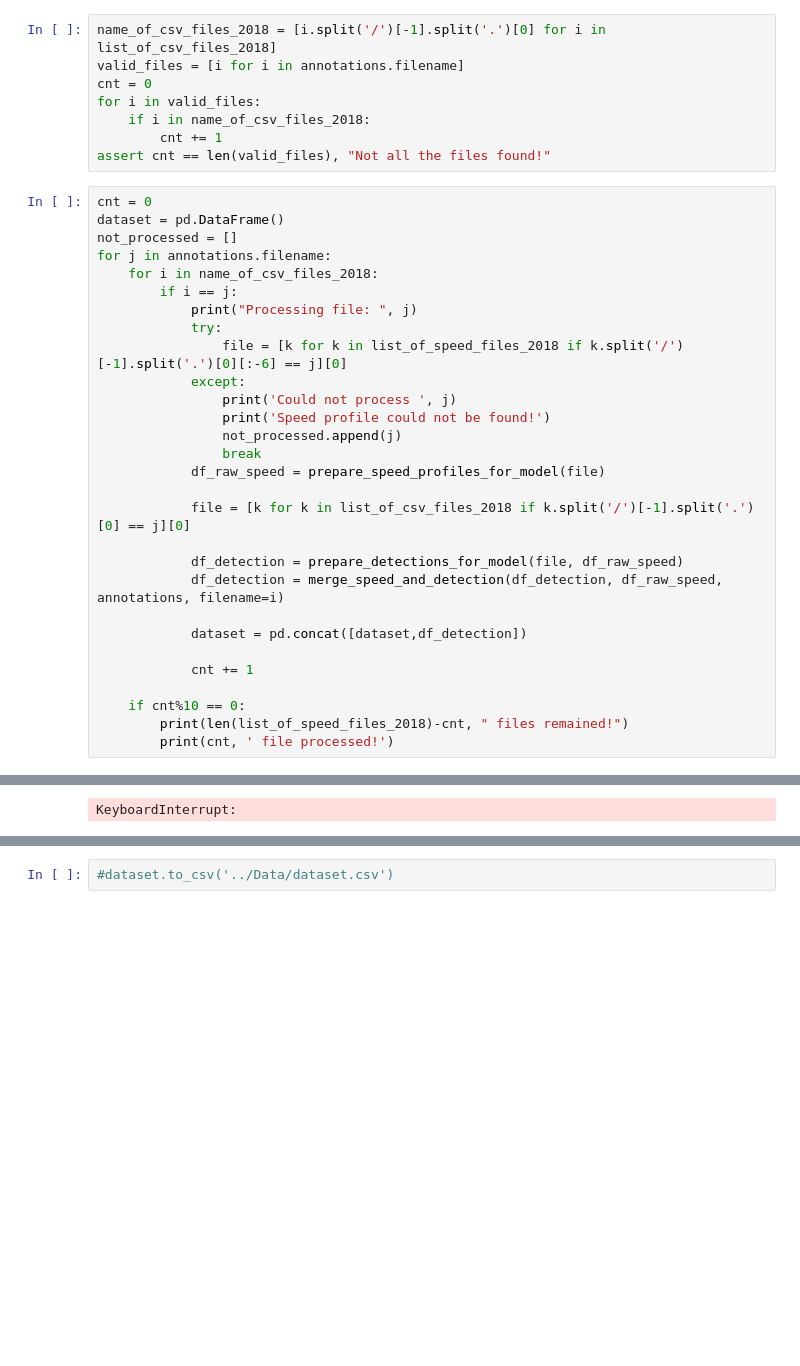
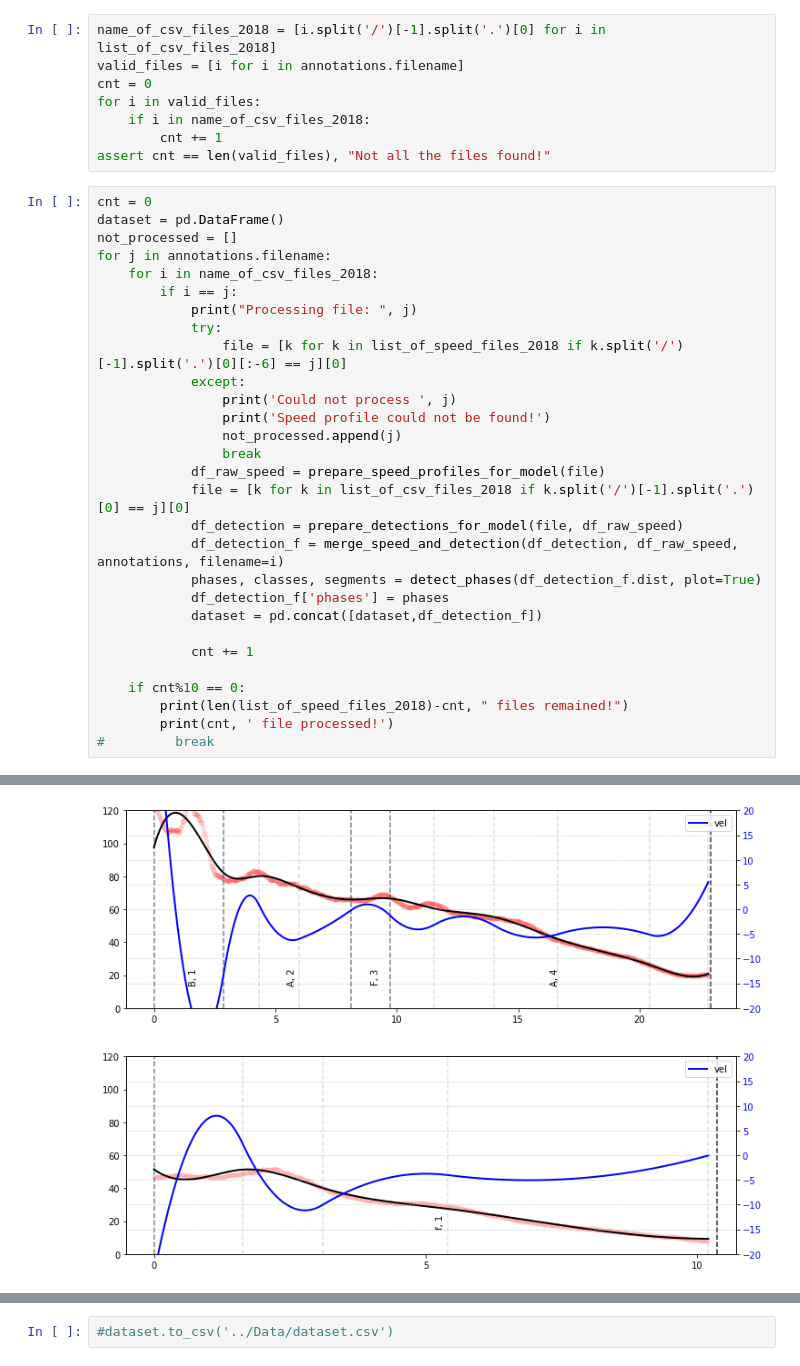
Before and after one commit to saeedarabi92/Farm-equipment-following-behaviour, a Jupyter notebook: notebooks/Mixed_effect_model.ipynb, the cells around one changed output, grey strips where cells are left out. Drawn from its saved outputs; the diff is of its cells as text; blank space fills up the shorter version.

```diff
--- a/notebooks/Mixed_effect_model.ipynb
+++ b/notebooks/Mixed_effect_model.ipynb
@@ -46,19 +47,19 @@ for j in annotations.filename:
                 not_processed.append(j)
                 break
             df_raw_speed = prepare_speed_profiles_for_model(file)
-
             file = [k for k in list_of_csv_files_2018 if k.split('/')[-1].split('.')[0] == j][0]
-
             df_detection = prepare_detections_for_model(file, df_raw_speed)
-            df_detection = merge_speed_and_detection(df_detection, df_raw_speed, annotations, filename=i)
-
-            dataset = pd.concat([dataset,df_detection])
+            df_detection_f = merge_speed_and_detection(df_detection, df_raw_speed, annotations, filename=i)
+            phases, classes, segments = detect_phases(df_detection_f.dist, plot=True)
+            df_detection_f['phases'] = phases
+            dataset = pd.concat([dataset,df_detection_f])
 
             cnt += 1
 
     if cnt%10 == 0:
         print(len(list_of_speed_files_2018)-cnt, " files remained!")
         print(cnt, ' file processed!')
+#         break
 # %% [output]
 Processing file:  unit01_2018-09-26_20_38_20_1_2832
 Processing file:  unit01_2018-09-26_22_29_30_1_7032
@@ -80 +76,2 @@ Processing file:  unit01_2018-10-22_20_55_26_8_257952
-KeyboardInterrupt:
+[figure, added]
+[figure, added]
```
Also changed, not shown: parts of 8 cells of this notebook.
